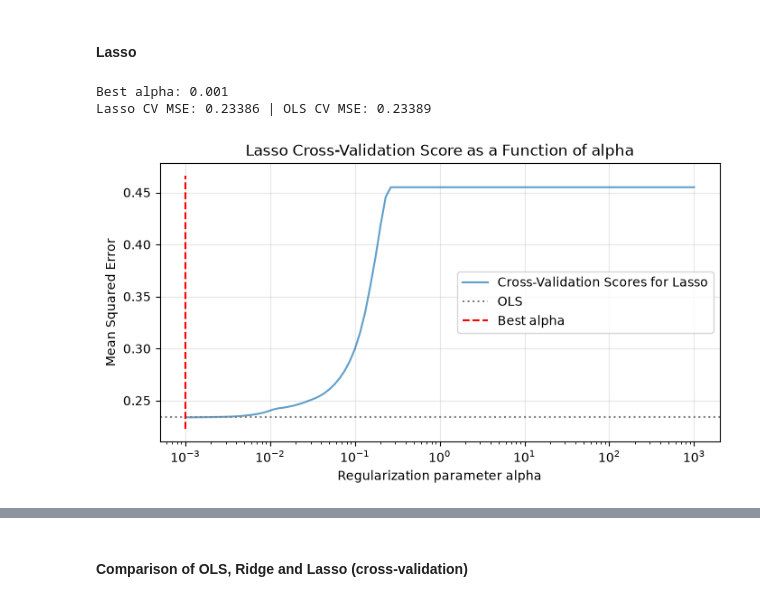
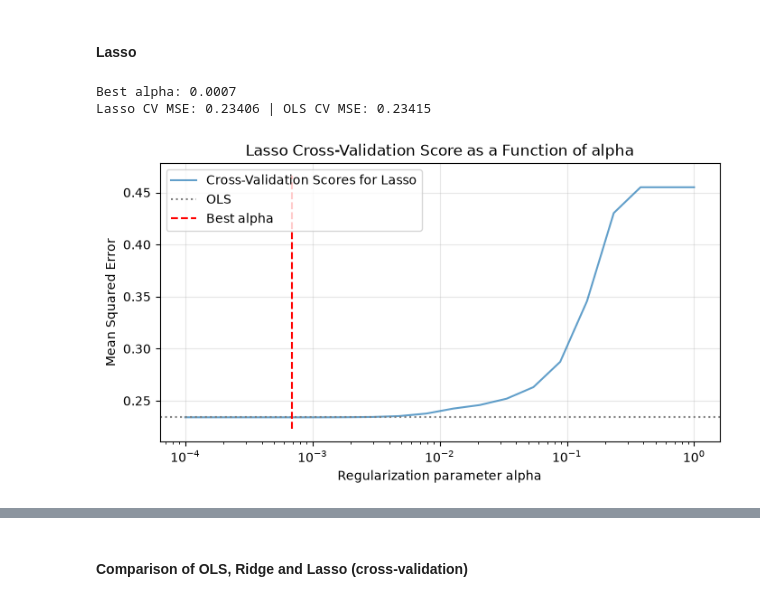
Before and after one commit to StellaI-G/Project_Group0, a Jupyter notebook: notebooks/04a_regression.ipynb, the cells around one changed output, grey strips where cells are left out. Cells and saved outputs as stored; diff of their text form; code cells hidden in the pictures.

```diff
--- a/notebooks/04a_regression.ipynb
+++ b/notebooks/04a_regression.ipynb
@@ -53,9 +41,5 @@ number of features: 53
 # %%
-# Split into train and test villages
-is_test = df["hhea"].isin(test_villages["hhea"])   # true if the household lives in a test village
-train = df.loc[~is_test].copy()                    # not training households
-test  = df.loc[is_test].copy()                     # test households
-
+# Train and test villages
 print("train:", train.shape, "| villages:", train["hhea"].nunique())   # rows, columns, villages
 print("test: ", test.shape, "| villages:", test["hhea"].nunique())
 print("no village in both:", set(train["hhea"]).isdisjoint(test["hhea"]))   # must be True
@@ -296,10 +245,14 @@ plt.show()
 # %%
 # Fit Ridge with the best alpha on all training households
-ridge = Ridge(alpha=best_alpha_ridge)                    # Ridge with the chosen penalty
-ridge.fit(X_train_s, y_train)                            # learn the coefficients
-ridge_coefs = pd.Series(ridge.coef_, index=features)     # coefficients with feature names
+ridge = Pipeline([
+    ("prep", make_preprocessor(features)),
+    ("model", Ridge(alpha=best_alpha_ridge)),     # Ridge with the chosen penalty
+])
+ridge.fit(X_train, y_train)
+ridge_coefs = pd.Series(ridge.named_steps["model"].coef_,
+                        index=ridge.named_steps["prep"].get_feature_names_out())
 
-compare = pd.DataFrame({"OLS": ols_coefs, "Ridge": ridge_coefs})   # side by side
+compare = pd.DataFrame({"OLS": ols_coefs, "Ridge": ridge_coefs})   # side by side (matched by name)
 display(compare.loc[top].round(3))                                 # same 10 features as in the OLS table
 # %% [output]
 |  | OLS | Ridge |
@@ -321,38 +269,45 @@ display(compare.loc[top].round(3))                                 # same 10 fea
 # %% [markdown]
 #### Lasso
 # %%
-# Lasso: LassoCV tries every alpha with cross-validation (as in class "Cross-Validation and Model Selection")
-lasso = LassoCV(alphas=alphas, cv=splits)        # same alphas and same village folds as Ridge
-lasso.fit(X_train_s, y_train)                    # finds the best alpha, then refits on all training households with it
+# Lasso: CV error for every alpha
+lasso_scores = []                                            # CV MSE for each alpha
+for alpha in alphas_lasso:                                   # try each alpha
+    lasso_model = Pipeline([
+        ("prep", make_preprocessor(features)),
+        ("model", Lasso(alpha=alpha, max_iter=10000)),       # Lasso with this penalty
+    ])
+    cv_score = cross_val_score(lasso_model, X_train, y_train, cv=cv,
+                               scoring="neg_mean_squared_error")   # same village folds as OLS and Ridge
+    lasso_scores.append(-np.mean(cv_score))                  # flip the sign, save the average MSE
 
-lasso_scores = lasso.mse_path_.mean(axis=1)      # CV MSE for each alpha (mean over the 5 folds)
-best_score_lasso = np.min(lasso_scores)          # lowest CV error
+best_alpha_lasso = alphas_lasso[np.argmin(lasso_scores)]     # alpha with the lowest CV error
+best_score_lasso = np.min(lasso_scores)                      # that lowest CV error
 
-print(f"Best alpha: {lasso.alpha_:.3f}")
+print(f"Best alpha: {best_alpha_lasso:.4f}")
 print(f"Lasso CV MSE: {best_score_lasso:.5f} | OLS CV MSE: {ols_cv_mse:.5f}")
 # %% [output]
-Best alpha: 0.001
-Lasso CV MSE: 0.23386 | OLS CV MSE: 0.23389
+Best alpha: 0.0007
+Lasso CV MSE: 0.23406 | OLS CV MSE: 0.23415
 # %%
-# Plot: Lasso CV error for each alpha (as in class "Cross-Validation and Model Selection")
+# Plot: Lasso CV error for each alpha
 fig, ax = plt.subplots(figsize=(8, 4))
 
 # CV error for each alpha that was tried
-ax.plot(lasso.alphas_, lasso_scores,
+ax.plot(alphas_lasso, lasso_scores,
         alpha=0.7, label="Cross-Validation Scores for Lasso")
 # OLS for comparison
 ax.axhline(ols_cv_mse, color="grey", linestyle=":", label="OLS")
 # The chosen alpha
-ax.vlines(lasso.alpha_, ax.get_ylim()[0], ax.get_ylim()[1], linestyle="--", color="red", label="Best alpha")
+ax.vlines(best_alpha_lasso, ax.get_ylim()[0], ax.get_ylim()[1], linestyle="--", color="red", label="Best alpha")
 
 # Aesthetics
-ax.set_xscale("log")                                   # alphas are spread on a log scale
+ax.set_xscale("log")        # alphas are spread on a log scale
 ax.set_xlabel("Regularization parameter alpha")
 ax.set_ylabel("Mean Squared Error")
 ax.set_title("Lasso Cross-Validation Score as a Function of alpha")
 ax.grid(alpha=0.3)
 ax.legend()
 plt.show()
 # %% [output]
-[figure, old version]
+[figure, new version]
 # %%
```
Also changed, not shown: parts of 49 cells of this notebook.
